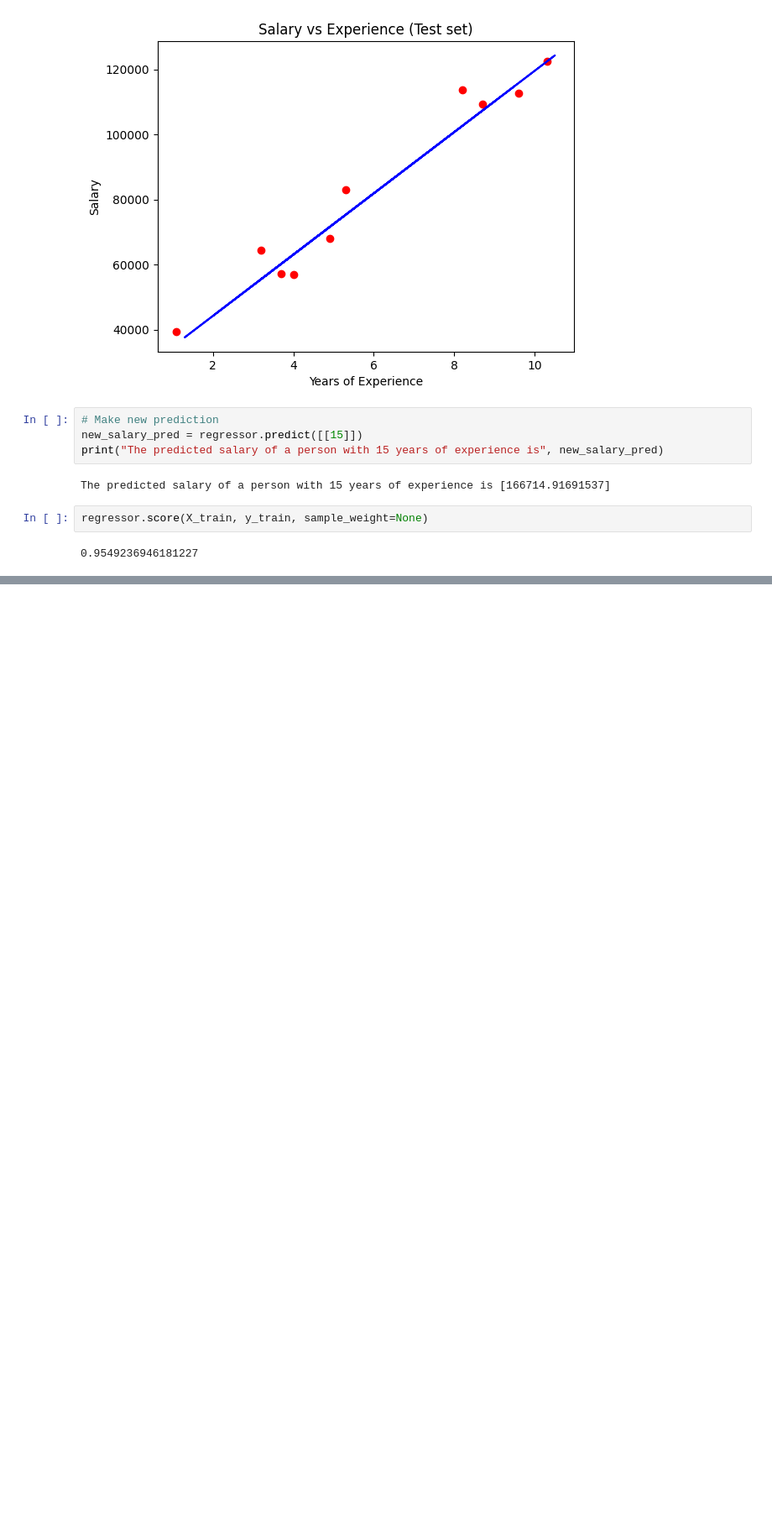
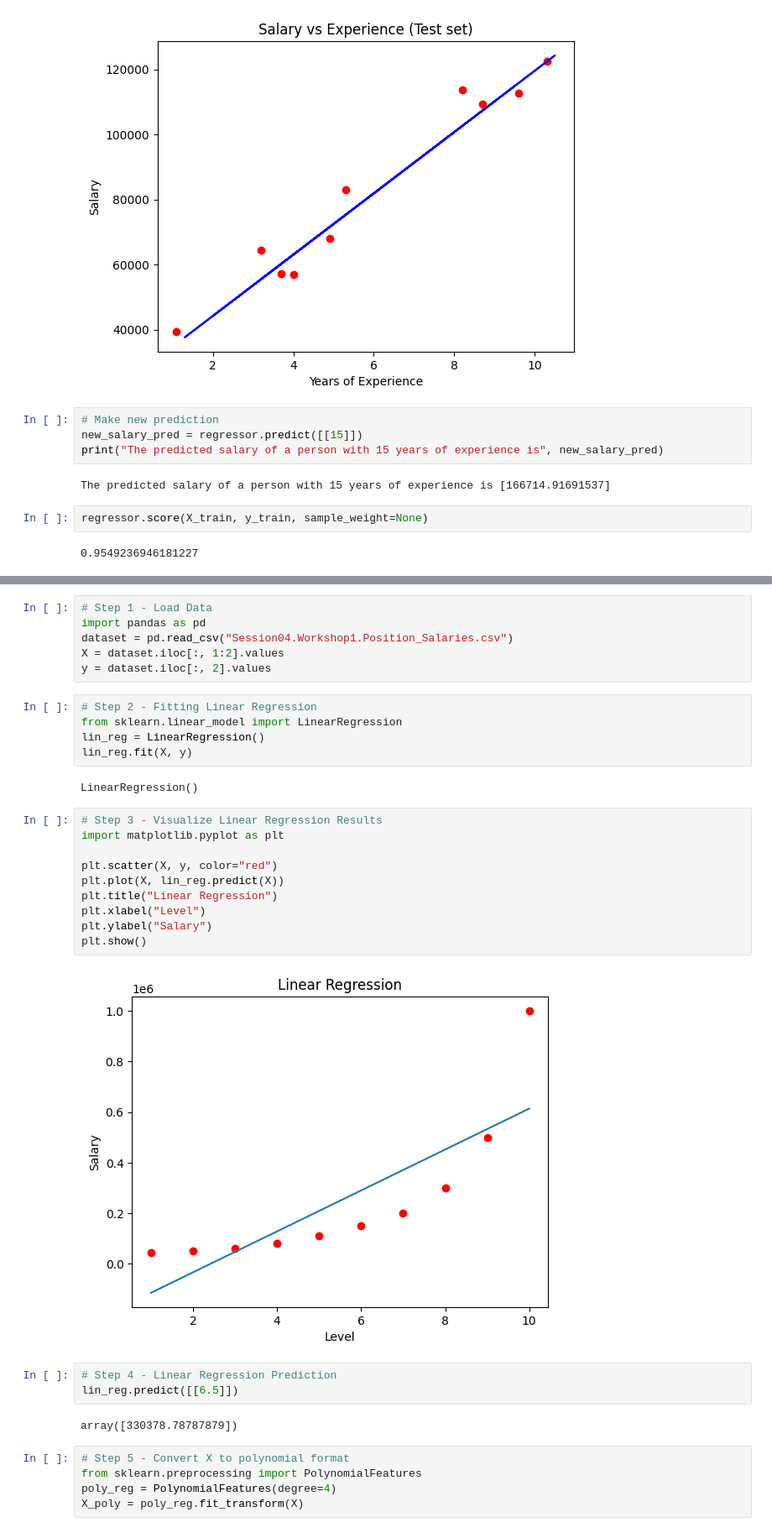
Before and after one commit to SoheilBadri2000/DataScience1, a Jupyter notebook: 4.ipynb, the cells around one changed output, grey strips where cells are left out. Shown at 84% size. Saved outputs shown, nothing was run; the diff lists cells and outputs as text; blank space fills up the shorter version.

```diff
--- a/4.ipynb
+++ b/4.ipynb
@@ -250,0 +342,35 @@ regressor.score(X_train, y_train, sample_weight=None)
+# %%
+# Step 1 - Load Data
+import pandas as pd
+dataset = pd.read_csv("Session04.Workshop1.Position_Salaries.csv")
+X = dataset.iloc[:, 1:2].values
+y = dataset.iloc[:, 2].values
+# %%
+# Step 2 - Fitting Linear Regression
+from sklearn.linear_model import LinearRegression
+lin_reg = LinearRegression()
+lin_reg.fit(X, y)
+# %% [output]
+LinearRegression()
+# %%
+# Step 3 - Visualize Linear Regression Results
+import matplotlib.pyplot as plt
+
+plt.scatter(X, y, color="red")
+plt.plot(X, lin_reg.predict(X))
+plt.title("Linear Regression")
+plt.xlabel("Level")
+plt.ylabel("Salary")
+plt.show()
+# %% [output]
+[figure, added]
+# %%
+# Step 4 - Linear Regression Prediction
+lin_reg.predict([[6.5]])
+# %% [output]
+array([330378.78787879])
+# %%
+# Step 5 - Convert X to polynomial format
+from sklearn.preprocessing import PolynomialFeatures
+poly_reg = PolynomialFeatures(degree=4)
+X_poly = poly_reg.fit_transform(X)
```
Also changed, not shown: parts of 20 cells of this notebook.
